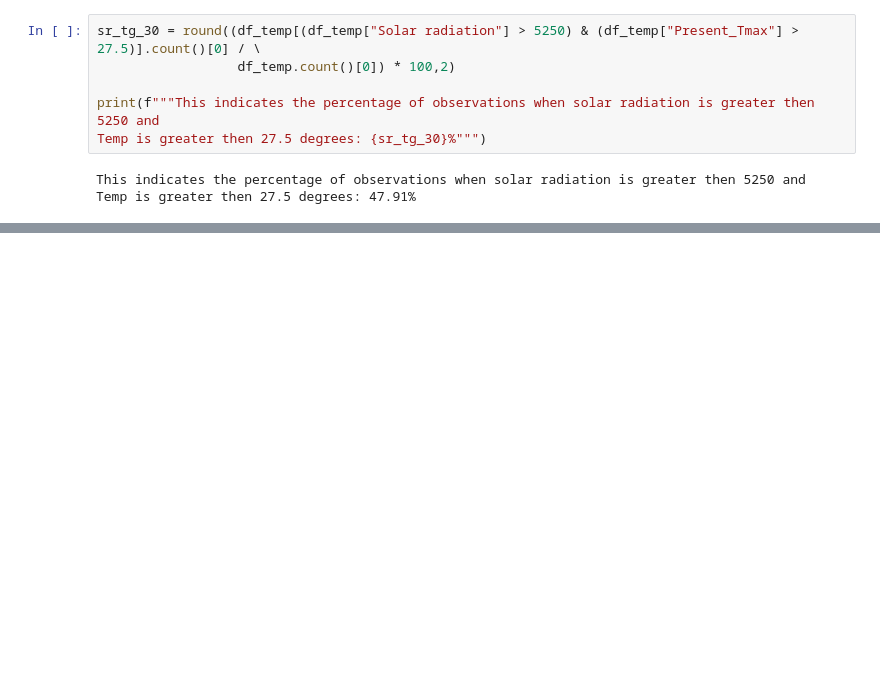
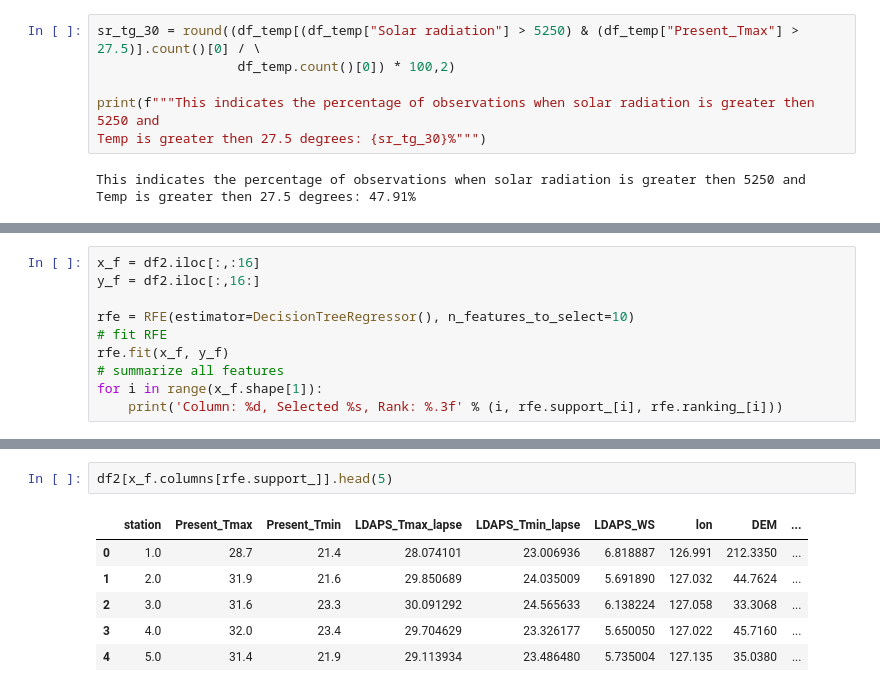
Before and after one commit to deepen1987/Data-Science-with-Python, a Jupyter notebook: School/Project/NextDayTempPrediction.ipynb, the cells around one changed output, grey strips where cells are left out. Cells and saved outputs as stored; diff of their text form; blank space fills up the shorter version.

```diff
--- a/School/Project/NextDayTempPrediction.ipynb
+++ b/School/Project/NextDayTempPrediction.ipynb
@@ -239,0 +312,10 @@ In the plot we can see high correlation between some of the features.
+# %%
+x_f = df2.iloc[:,:16]
+y_f = df2.iloc[:,16:]
+
+rfe = RFE(estimator=DecisionTreeRegressor(), n_features_to_select=10)
+# fit RFE
+rfe.fit(x_f, y_f)
+# summarize all features
+for i in range(x_f.shape[1]):
+    print('Column: %d, Selected %s, Rank: %.3f' % (i, rfe.support_[i], rfe.ranking_[i]))
@@ -239,0 +339,9 @@ In the plot we can see high correlation between some of the features.
+# %%
+df2[x_f.columns[rfe.support_]].head(5)
+# %% [output]
+|  | station | Present_Tmax | Present_Tmin | LDAPS_Tmax_lapse | LDAPS_Tmin_lapse | LDAPS_WS | lon | DEM | ... |
+| 0 | 1.0 | 28.7 | 21.4 | 28.074101 | 23.006936 | 6.818887 | 126.991 | 212.3350 | ... |
+| 1 | 2.0 | 31.9 | 21.6 | 29.850689 | 24.035009 | 5.691890 | 127.032 | 44.7624 | ... |
+| 2 | 3.0 | 31.6 | 23.3 | 30.091292 | 24.565633 | 6.138224 | 127.058 | 33.3068 | ... |
+| 3 | 4.0 | 32.0 | 23.4 | 29.704629 | 23.326177 | 5.650050 | 127.022 | 45.7160 | ... |
+| 4 | 5.0 | 31.4 | 21.9 | 29.113934 | 23.486480 | 5.735004 | 127.135 | 35.0380 | ... |
```
Also changed, not shown: parts of 34 cells of this notebook, 4 other files.
